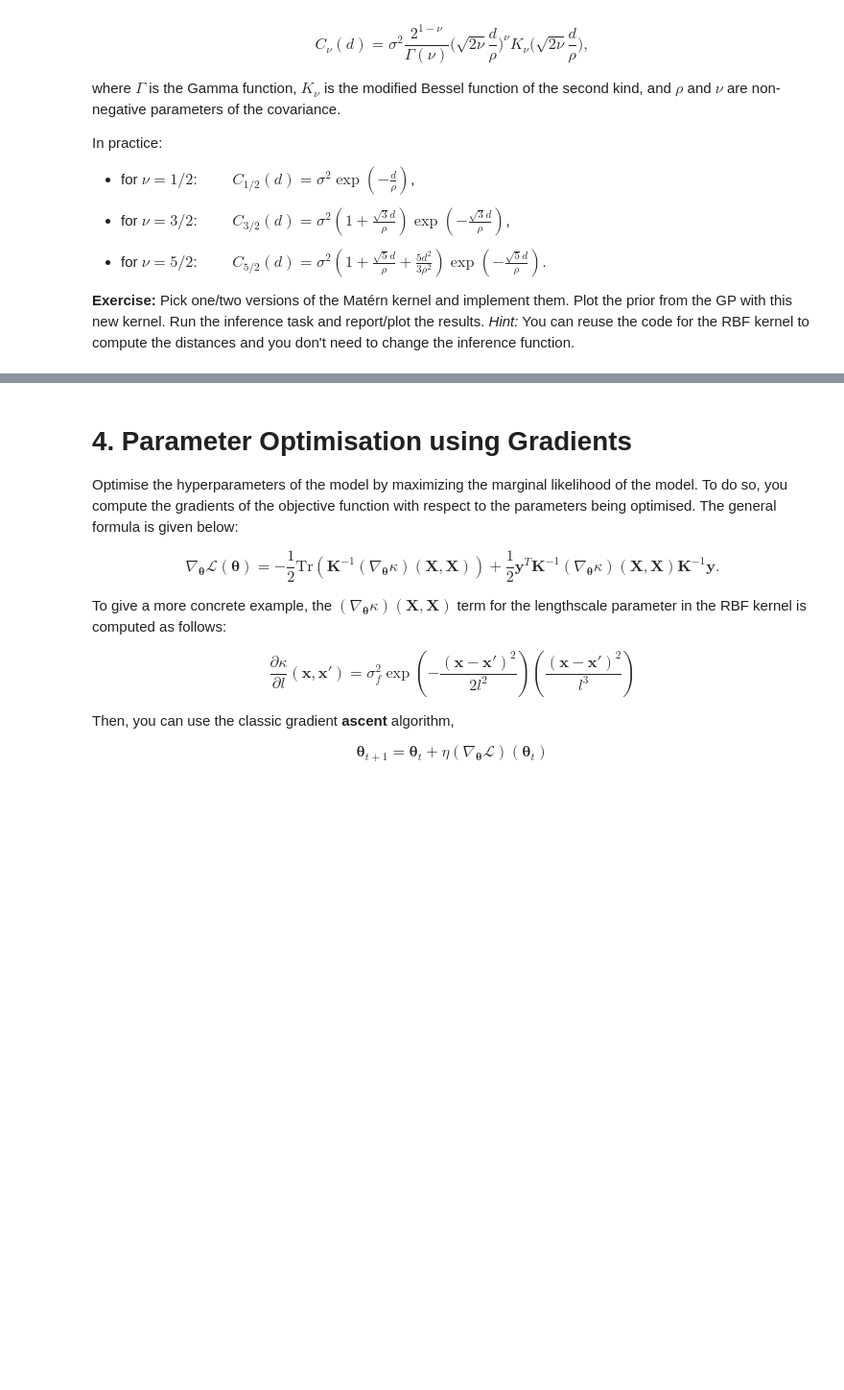
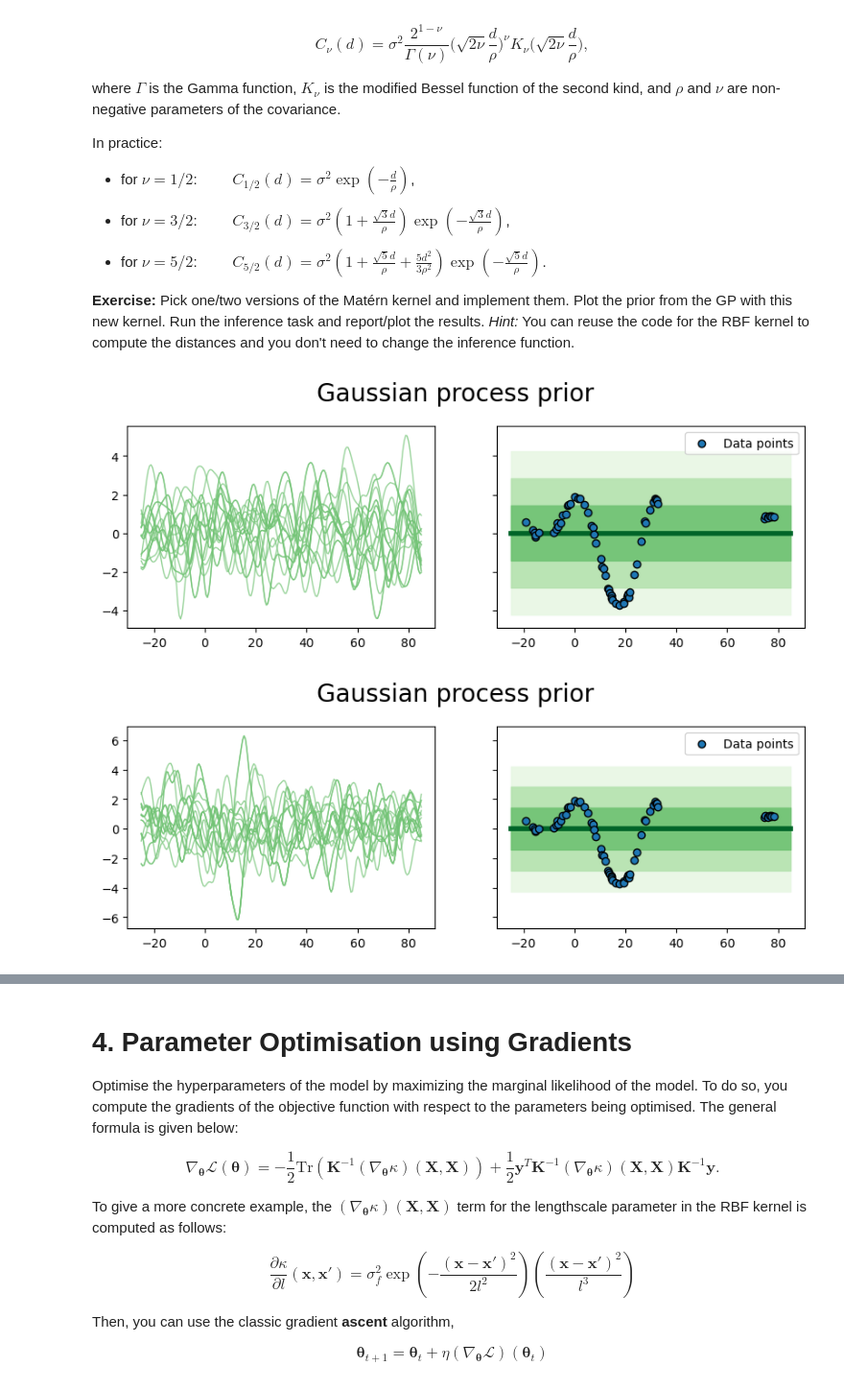
Before and after one commit to francdente/asi-labs, a Jupyter notebook: lab_week2-public/Gaussian_Process_Regression.ipynb, the cells around one changed output, grey strips where cells are left out. Shown at 96% size. Saved outputs shown, nothing was run; the diff lists cells and outputs as text; code cells hidden in the pictures; blank space fills up the shorter version.

```diff
--- a/lab_week2-public/Gaussian_Process_Regression.ipynb
+++ b/lab_week2-public/Gaussian_Process_Regression.ipynb
@@ -414,0 +431,41 @@ Pick one/two versions of the Matérn kernel and implement them. Plot the prior f
+# %%
+def matern_kernel_12(params, X1, X2):
+    lengthscale = params["lengthscale"]
+    variance = params["variance"]
+    D = cdist(X1, X2)
+    return variance * jnp.exp(- D / lengthscale)
+
+def matern_kernel_32(params, X1, X2):
+    lengthscale = params["lengthscale"]
+    variance = params["variance"]
+    D = cdist(X1, X2)
+    return variance * (1 + jnp.sqrt(3) * D / lengthscale) * jnp.exp(-jnp.sqrt(3) * D / lengthscale)
+# %%
+# plot on the same figure the two priors with the two different kernels
+params = {"lengthscale": 15.0, "variance": 2.0}
+
+samples, mean, cov = sample_f_prior(params, matern_kernel_12, Xt)
+
+fig, (ax0, ax1) = plt.subplots(1, 2, figsize=[10, 3], sharey=True)
+plot_samples(Xt, samples, ax=ax0)
+plot_gp(Xt, mean, cov, ax=ax1)
+plot_data(X, y, ax1)
+ax1.legend()
+fig.suptitle(r"Gaussian process prior", y=1.05, fontsize=20)
+plt.show()
+
+params = {"lengthscale": 15.0, "variance": 2.0}
+
+samples, mean, cov = sample_f_prior(params, matern_kernel_32, Xt)
+
+fig, (ax0, ax1) = plt.subplots(1, 2, figsize=[10, 3], sharey=True)
+plot_samples(Xt, samples, ax=ax0)
+plot_gp(Xt, mean, cov, ax=ax1)
+plot_data(X, y, ax1)
+ax1.legend()
+fig.suptitle(r"Gaussian process prior", y=1.05, fontsize=20)
+
+plt.show()
+# %% [output]
+[figure, added]
+[figure, added]
```
Also changed, not shown: parts of 7 cells of this notebook.
